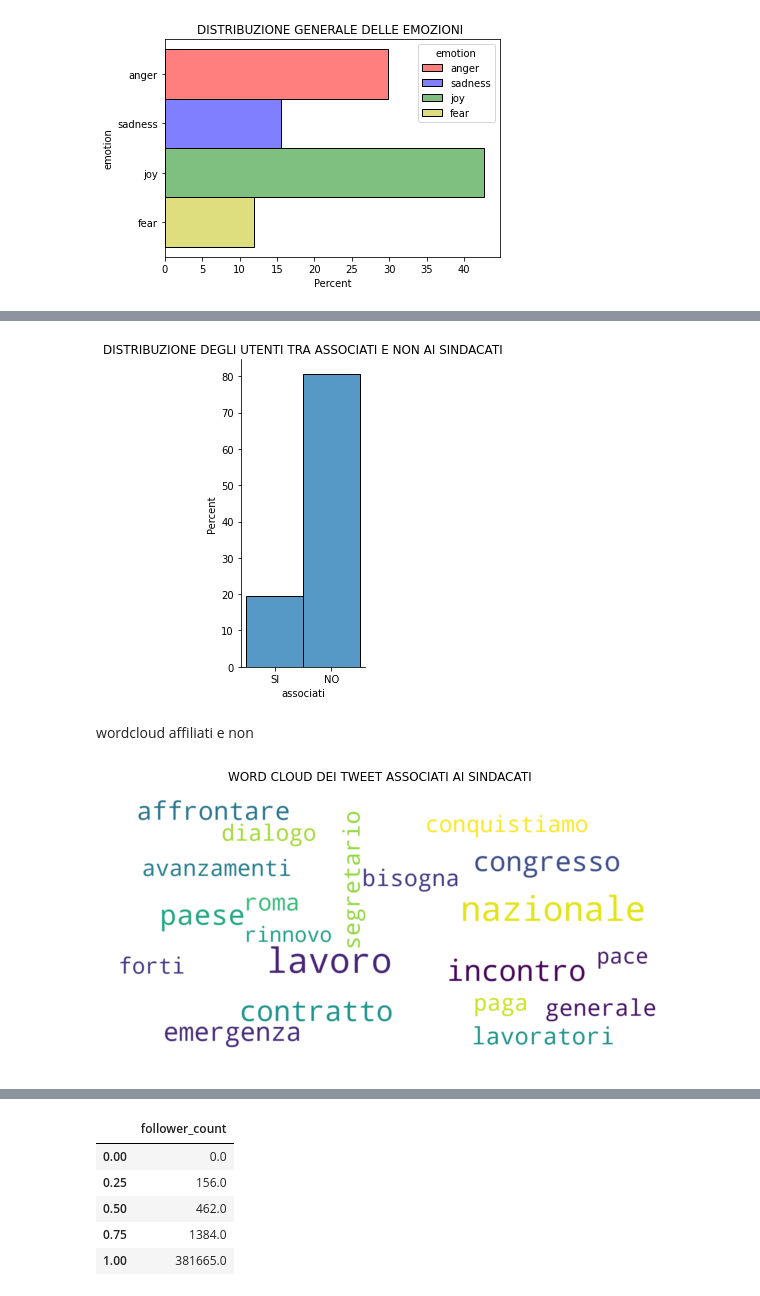
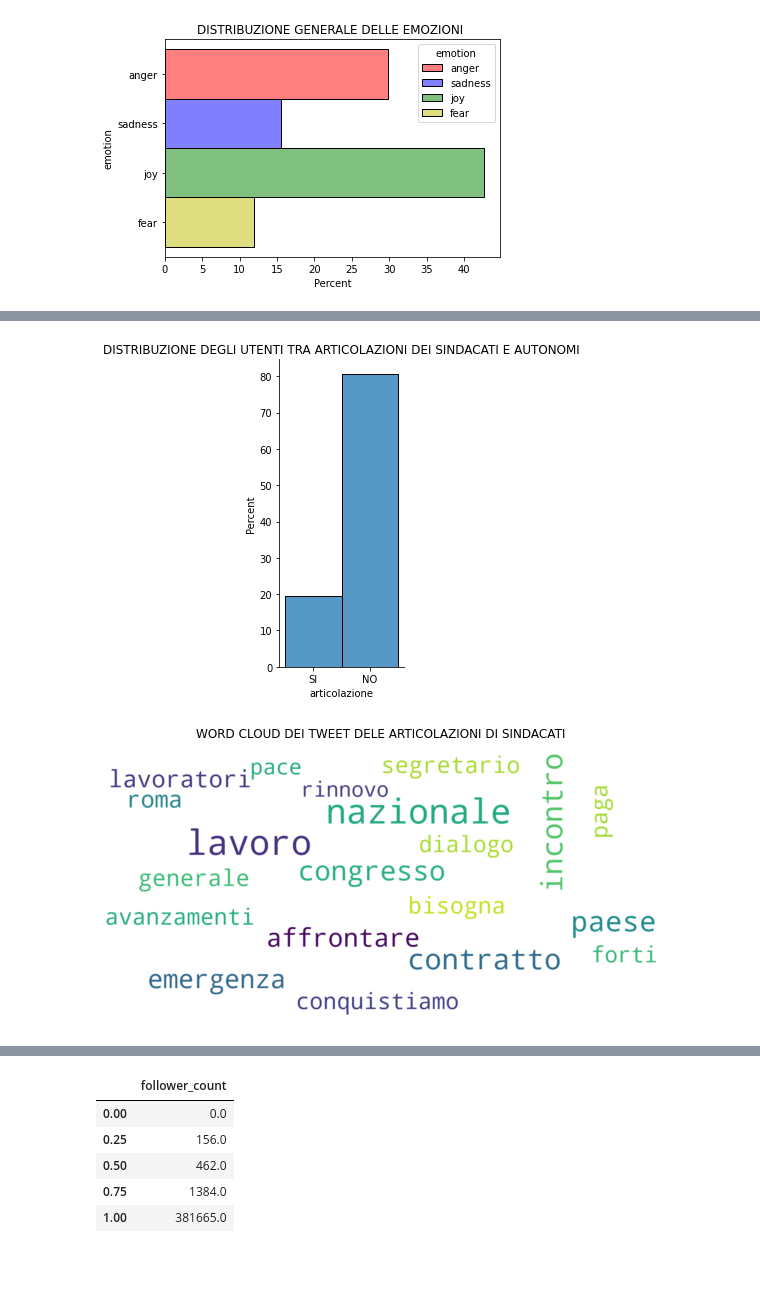
Before and after one commit to paolofesta/prove, a Jupyter notebook: TESI.ipynb, the cells around one changed output, grey strips where cells are left out. Saved outputs shown, nothing was run; the diff lists cells and outputs as text; code cells hidden in the pictures; blank space fills up the shorter version.

```diff
--- a/TESI.ipynb
+++ b/TESI.ipynb
@@ -364,21 +364,19 @@ data_low_names['low_name']=datalow
 data_low_names
 # %%
 datasent_associati=data_low_names.loc[(data_low_names['low_name'].str.contains('uil'))|(data_low_names['low_name'].str.contains('cisl'))|(data_low_names['low_name'].str.contains('cgil'))]
-datasent_associati['associati']='SI'
+datasent_associati['articolazione']='SI'
 # %%
 datasent_nonassociati=data_low_names[~((data_low_names['low_name'].str.contains('uil'))|(data_low_names['low_name'].str.contains('cisl'))|(data_low_names['low_name'].str.contains('cgil')))]
-datasent_nonassociati['associati']='NO'
+datasent_nonassociati['articolazione']='NO'
 # %%
 data=pd.concat([datasent_associati,datasent_nonassociati])
 # %%
-sns.displot(data,x='associati',kind='hist',aspect=.5,stat="percent")
-plt.title("DISTRIBUZIONE DEGLI UTENTI TRA ASSOCIATI E NON AI SINDACATI")
+sns.displot(data,x='articolazione',kind='hist',aspect=.5,stat="percent")
+plt.title("DISTRIBUZIONE DEGLI UTENTI TRA ARTICOLAZIONI DEI SINDACATI E AUTONOMI")
 plt.ylim()
 print()
 # %% [output]
-[figure, old version]
+[figure, new version]
-# %% [markdown]
-wordcloud affiliati e non
 # %%
 wordsa=pd.Series(datasent_associati['cleaned_text']).astype('string').str.cat(sep=' ')
 # %%
@@ -387,15 +385,14 @@ import matplotlib.pyplot as plt
 stopwords = set(STOPWORDS)
 stopwords.update(['il','la','di','con','su','per','tra','fra','una','nel','dopo','alla','della','sono','dalla','al','un','non','più','dell','ma','dei','gli','lo','sul','da','ha','si','nei','le','delle','ai','solo','ad','siete','abbiamo','ora','oggi','che','maggio','nella','ed','come','del','questo','fa','anche','anni','alle','degli','dare','xix','tutto','poteva','notizia','se','serve','nuovo','questa','altre']) #adding our own stopwords
 # %%
-#prima bozza PAROLE TWEET AFFILIATI
 wordcloud = WordCloud(width=1600, stopwords=stopwords,height=800,max_font_size=100,max_words=20,collocations=False, background_color='white').generate(wordsa)
 plt.figure(figsize=(10,10))
 plt.imshow(wordcloud, interpolation="bilinear")
 plt.axis("off")
-plt.title('WORD CLOUD DEI TWEET ASSOCIATI AI SINDACATI ')
+plt.title('WORD CLOUD DEI TWEET DELE ARTICOLAZIONI DI SINDACATI ')
 print()
 # %% [output]
-[figure, old version]
+[figure, new version]
 # %%
 wordsb=pd.Series(datasent_nonassociati['cleaned_text']).astype('string').str.cat(sep=' ')
 # %%
```
Also changed, not shown: parts of 62 cells of this notebook.
